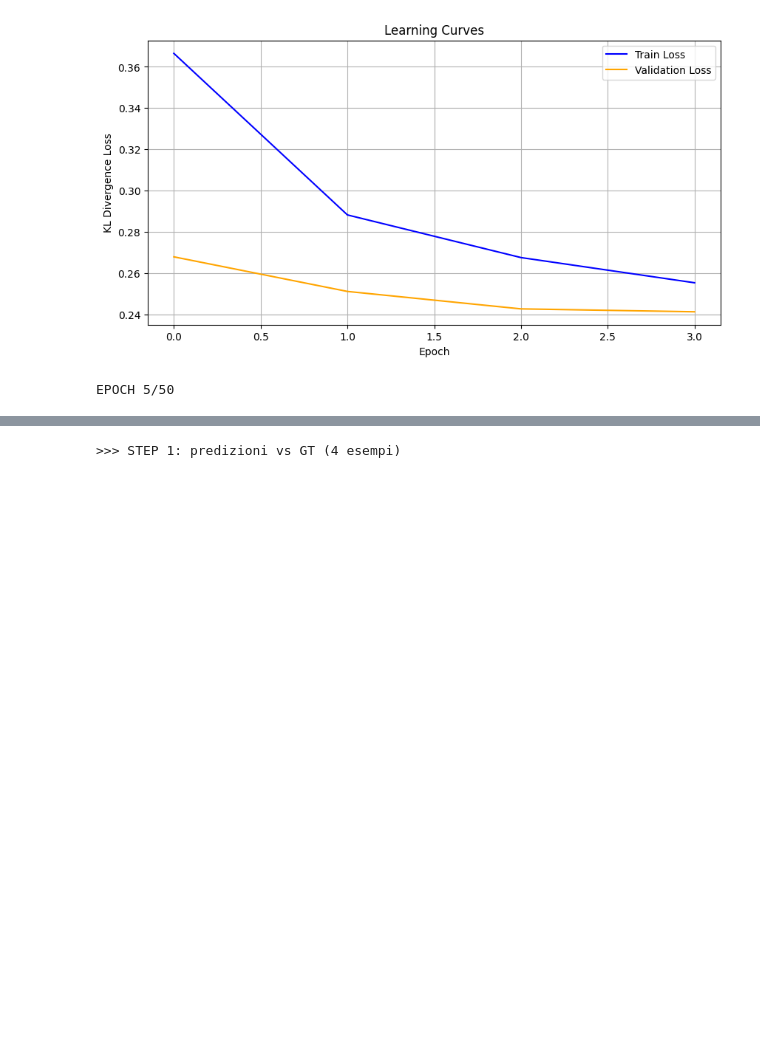
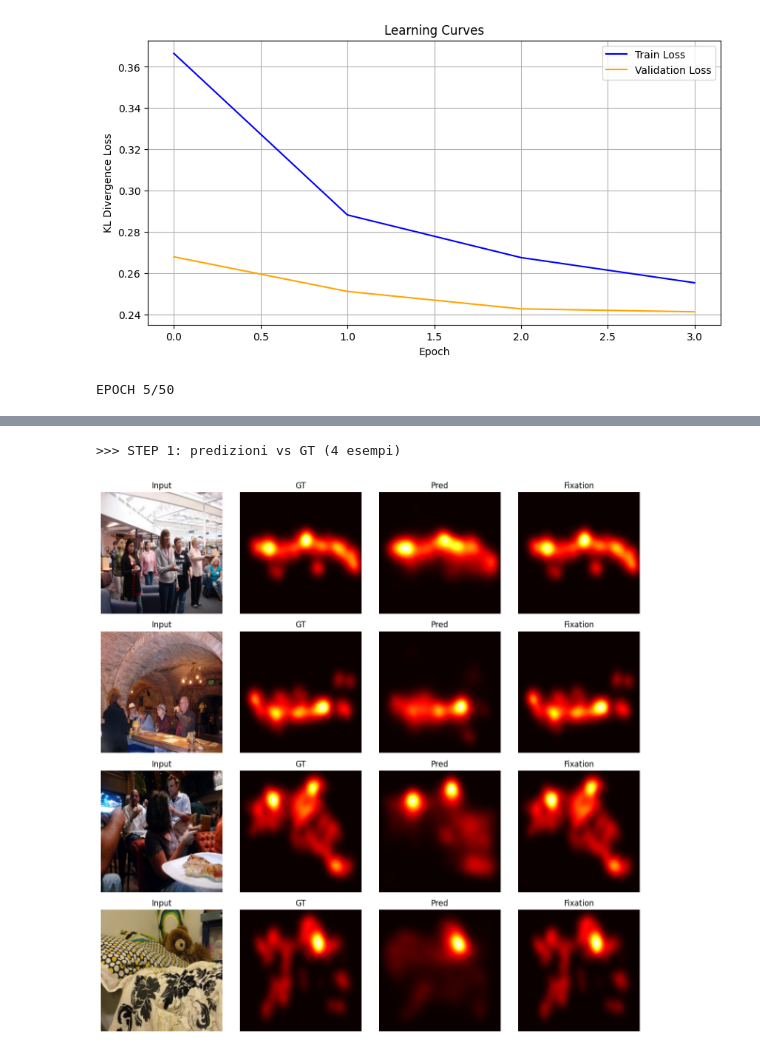
Before and after one commit to Martinioini/SaliencyNet, a Jupyter notebook: ProgDL.ipynb, the cells around one changed output, grey strips where cells are left out. Drawn from its saved outputs; the diff is of its cells as text; code cells hidden in the pictures; blank space fills up the shorter version.

Commit message:
training fixed

```diff
--- a/ProgDL.ipynb
+++ b/ProgDL.ipynb
@@ -228,8 +228,8 @@ val_ds = ImageDataset(image_paths_val, map_paths_val, fix_paths_val, train=False
 test_ds = ImageDataset(image_paths_test, map_paths_test, fix_paths_test, train=False)
 
 train_loader = DataLoader(train_ds, batch_size=16, shuffle=True,  num_workers=8, pin_memory=True, drop_last=True)
-val_loader   = DataLoader(val_ds,   batch_size=16, shuffle=False, num_workers=8, pin_memory=True, drop_last=True)
-test_loader  = DataLoader(test_ds,  batch_size=16, shuffle=False, num_workers=8, pin_memory=True, drop_last=True)
+val_loader   = DataLoader(val_ds,   batch_size=16, shuffle=False, num_workers=8, pin_memory=True, drop_last=False)
+test_loader  = DataLoader(test_ds,  batch_size=16, shuffle=False, num_workers=8, pin_memory=True, drop_last=False)
 
 #test:
 imgs, sals, fix = next(iter(train_loader))
@@ -426,10 +426,10 @@ def train_epoch(encoder, decoder, device, dataloader, loss_fn, optimizer):
     encoder.train()
     decoder.train()
     losses = []
-    for image_batch, image_map_batch in dataloader:
+
+    for image_batch, image_map_batch, image_fix_batch in dataloader:
 
         image_batch = image_batch.to(device)
-
         image_map_batch = image_map_batch.to(device)
 
         c1, c2, c3, c4 = encoder(image_batch)
@@ -452,7 +452,8 @@ def test_epoch(encoder, decoder, device, dataloader, loss_fn):
     val_losses = []
 
     with torch.no_grad():
-        for image_batch, image_map_batch in dataloader:
+
+        for image_batch, image_map_batch, image_fix_batch in dataloader:
             image_batch = image_batch.to(device)
             image_map_batch = image_map_batch.to(device)
 
@@ -631,9 +632,10 @@ with torch.no_grad():
             flattened_decoded_data = decoded_data.view(B, -1)
             log_decoded_data = F.softmax(flattened_decoded_data, dim=1)
             normalized_decoded_data = log_decoded_data.view_as(decoded_data)
+            cc_norm_decoded_data = normalized_decoded_data / (normalized_decoded_data.amax(dim=(2, 3), keepdim=True) + 1e-8)
 
             sim_metrics.append(sim_metric(normalized_decoded_data, image_map_batch))
-            cc_metrics.append(cc_metric(normalized_decoded_data, image_map_batch))
+            cc_metrics.append(cc_metric(cc_norm_decoded_data, image_map_batch))
             nss_metrics.append(nss_metric(normalized_decoded_data, image_fix_batch))
             kl_metrics.append(kl_metric(decoded_data, image_map_batch))
 
@@ -661,9 +663,10 @@ with torch.no_grad():
             flattened_decoded_data = decoded_data.view(B, -1)
             log_decoded_data = F.softmax(flattened_decoded_data, dim=1)
             normalized_decoded_data = log_decoded_data.view_as(decoded_data)
+            cc_norm_decoded_data = normalized_decoded_data / (normalized_decoded_data.amax(dim=(2, 3), keepdim=True) + 1e-8)
 
             sim_metrics.append(sim_metric(normalized_decoded_data, image_map_batch))
-            cc_metrics.append(cc_metric(normalized_decoded_data, image_map_batch))
+            cc_metrics.append(cc_metric(cc_norm_decoded_data, image_map_batch))
             nss_metrics.append(nss_metric(normalized_decoded_data, image_fix_batch))
             kl_metrics.append(kl_metric(decoded_data, image_map_batch))
 
@@ -682,10 +685,5 @@ SIM: 0.7796356081962585
 # %%
-# ============================================================
-# CELLA DIAGNOSTICA TEMPORANEA - buttare dopo l'uso
-# ============================================================
-# Assicurati che image_encoder, image_decoder, val_loader, device siano definiti.
-# Se hai un best.pt salvato, decommenta queste 3 righe per caricarlo:
-ckpt = torch.load('best.pt', map_location=device)
+ckpt = torch.load('best.pt', map_location=device, weights_only=False)
 image_encoder.load_state_dict(ckpt['encoder'])
 image_decoder.load_state_dict(ckpt['decoder'])
 
@@ -697,9 +695,7 @@ import matplotlib.pyplot as plt
 image_encoder.eval()
 image_decoder.eval()
 
-# ---------- helper: normalizza pred a [0,1] per visualizzazione e CC ----------
 def predict_normalized(imgs):
-    """Restituisce mappa in [0,1] (divisa per il max per immagine)."""
     c1, c2, c3, c4 = image_encoder(imgs)
     logits = image_decoder(c1, c2, c3, c4)
     B = logits.size(0)
@@ -707,7 +703,6 @@ def predict_normalized(imgs):
     pred = prob / (prob.amax(dim=(2, 3), keepdim=True) + 1e-8)
     return pred, logits
 
-# ---------- metrica CC ----------
 def cc_metric(pred, target, eps=1e-8):
     B = pred.size(0)
     p = pred.view(B, -1).float()
@@ -716,52 +711,50 @@ def cc_metric(pred, target, eps=1e-8):
     t = t - t.mean(dim=1, keepdim=True)
     num = (p * t).sum(dim=1)
     den = torch.sqrt((p * p).sum(dim=1) * (t * t).sum(dim=1) + eps)
-    return (num / den)  # per-sample, mediato fuori
+    return (num / den)
 
-# ---------- center prior baseline ----------
 H = W = 256
 yy, xx = torch.meshgrid(torch.arange(H), torch.arange(W), indexing='ij')
 center = torch.exp(-((yy - H/2)**2 + (xx - W/2)**2) / (2 * (H/4)**2)).float()
-center_dist = (center / center.sum()).to(device)              # distribuzione, somma=1
-log_center = torch.log(center_dist + 1e-8).view(1, -1)        # per KL
-center_norm = (center / center.max()).to(device)              # in [0,1] per CC
+center_dist = (center / center.sum()).to(device)
+log_center = torch.log(center_dist + 1e-8).view(1, -1)
+center_norm = (center / center.max()).to(device)
 
-# ---------- STEP 1: visualizza 4 esempi ----------
 print(">>> STEP 1: predizioni vs GT (4 esempi)")
 with torch.no_grad():
-    imgs, sals = next(iter(val_loader))
+    imgs, sals, fix = next(iter(val_loader))
     imgs = imgs.to(device)
     sals = sals.to(device)
+    fix = fix.to(device)
     pred, _ = predict_normalized(imgs)
 
 mean = torch.tensor([0.485, 0.456, 0.406]).view(3, 1, 1)
 std  = torch.tensor([0.229, 0.224, 0.225]).view(3, 1, 1)
 
 n = min(4, imgs.size(0))
-fig, ax = plt.subplots(n, 3, figsize=(10, 3 * n))
+fig, ax = plt.subplots(n, 4, figsize=(12, 3 * n))
 for i in range(n):
     img_show = (imgs[i].cpu() * std + mean).clamp(0, 1).permute(1, 2, 0)
     ax[i, 0].imshow(img_show); ax[i, 0].set_title("Input"); ax[i, 0].axis('off')
     ax[i, 1].imshow(sals[i, 0].cpu(), cmap='hot'); ax[i, 1].set_title("GT"); ax[i, 1].axis('off')
     ax[i, 2].imshow(pred[i, 0].cpu(), cmap='hot'); ax[i, 2].set_title("Pred"); ax[i, 2].axis('off')
+    ax[i, 3].imshow(fix[i, 0].cpu(), cmap='hot'); ax[i, 3].set_title("Fixation"); ax[i, 3].axis('off')
 plt.tight_layout(); plt.show()
 
-# ---------- STEP 2 + 3: CC e KL del modello vs center prior, su TUTTO val ----------
 print("\n>>> STEP 2+3: metriche su val set completo")
 
-kl_model_all, cc_model_all = [], []
-kl_center_all, cc_center_all = [], []
+kl_model_all, cc_model_all, nss_model_all = [], [], []
+kl_center_all, cc_center_all, nss_center_all = [], [], []
 
 with torch.no_grad():
-    for imgs, sals in val_loader:
+    for imgs, sals, fix in val_loader:
         imgs = imgs.to(device)
         sals = sals.to(device)
+        fix = fix.to(device)
         B = imgs.size(0)
 
-        # --- modello ---
         pred, logits = predict_normalized(imgs)
 
-        # KL come la calcoli in training
         pred_flat = logits.view(B, -1)
         targ_flat = sals.view(B, -1)
         log_pred = F.log_softmax(pred_flat, dim=1)
@@ -769,36 +762,48 @@ with torch.no_grad():
         kl_m = F.kl_div(log_pred, targ_norm, reduction='batchmean')
         kl_model_all.append(kl_m.item())
 
-        # CC su mappa normalizzata vs GT normalizzata in [0,1]
         sals_for_cc = sals / (sals.amax(dim=(2, 3), keepdim=True) + 1e-8)
         cc_m = cc_metric(pred, sals_for_cc)
         cc_model_all.append(cc_m.cpu().numpy())
 
-        # --- center prior baseline ---
+        nss_m = nss_metric(pred, fix)
+        nss_model_all.append(nss_m.cpu().numpy())
+
         log_center_b = log_center.expand(B, -1)
         kl_c = F.kl_div(log_center_b, targ_norm, reduction='batchmean')
         kl_center_all.append(kl_c.item())
 
         center_pred = center_norm.view(1, 1, H, W).expand(B, 1, H, W)
         cc_c = cc_metric(center_pred, sals_for_cc)
         cc_center_all.append(cc_c.cpu().numpy())
 
+        nss_c = nss_metric(center_pred, fix)
+        nss_center_all.append(nss_c.cpu().numpy())
+
 kl_model  = np.mean(kl_model_all)
 kl_center = np.mean(kl_center_all)
 cc_model  = np.concatenate(cc_model_all).mean()
 cc_center = np.concatenate(cc_center_all).mean()
+nss_model = np.mean(nss_model_all)
+nss_center = np.mean(nss_center_all)
 
 print(f"\n  KL  modello       : {kl_model:.4f}")
 print(f"  KL  center prior  : {kl_center:.4f}")
 print(f"  -> il modello batte il center prior di {kl_center - kl_model:+.4f} (più alto = meglio)")
 print()
 print(f"  CC  modello       : {cc_model:.4f}")
 print(f"  CC  center prior  : {cc_center:.4f}")
 print(f"  -> il modello batte il center prior di {cc_model - cc_center:+.4f} (più alto = meglio)")
 print()
+print(f"  NSS modello       : {nss_model:.4f}")
+print(f"  NSS center prior  : {nss_center:.4f}")
+print(f"  -> il modello batte il center prior di {nss_model - nss_center:+.4f} (più alto = meglio)")
+print()
 print("Interpretazione rapida:")
 print("  - se KL_model è MOLTO vicino a KL_center -> il modello ha imparato poco oltre il bias centrale")
 print("  - se CC_model > 0.7 sei in territorio decente per ResNet18 baseline")
-print("  - se CC_model ~ CC_center (0.45-0.55 tipico per center prior) -> il modello non sta imparando")
+print("  - se CC_model ~ CC_center -> il modello non sta imparando")
+print("  - NSS alto indica che le attivazioni di picco cadono esattamente sulle fixations umane reali")
 # %% [output]
 >>> STEP 1: predizioni vs GT (4 esempi)
+[figure, added]
```
Also changed, not shown: parts of 5 cells of this notebook.
